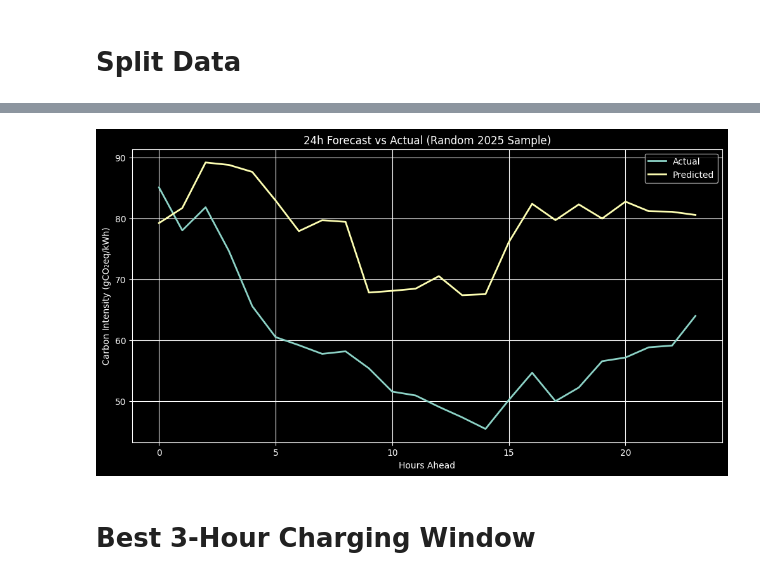
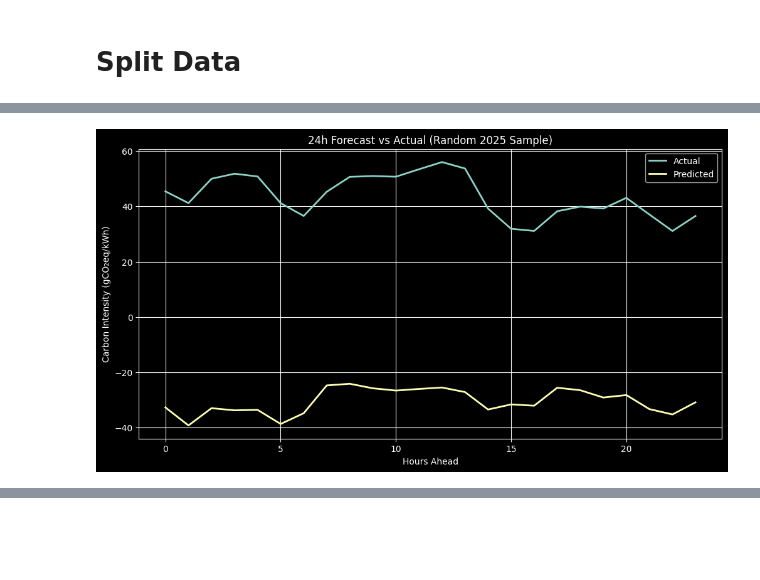
Before and after one commit to The-European-Avengers/MAJJ-ADL-eris, a Jupyter notebook: ml/sarima.ipynb, the cells around one changed output, grey strips where cells are left out. Saved outputs shown, nothing was run; the diff lists cells and outputs as text; code cells hidden in the pictures; blank space fills up the shorter version.

Commit message:
Added SARIMA & TCN model

```diff
--- a/ml/sarima.ipynb
+++ b/ml/sarima.ipynb
@@ -264,14 +246,0 @@ TFLite model saved: carbon_model.tflite
-# %%
-params = {
-    "window_size": WINDOW_SIZE,
-    "forecast_horizon": FORECAST_HORIZON,
-    "learning_rate": LEARNING_RATE,
-    "epochs": EPOCHS,
-    "batch_size": BATCH_SIZE,
-    "features": FEATURES
-}
-
-with open("model_params.json", "w") as f:
-    json.dump(params, f, indent=4)
-
-print("Training complete.")
@@ -282,33 +320,30 @@ Training complete.
 # %%
-# Pick random test sample
-idx = np.random.randint(0, len(x_test))
+num_sequences = len(test_forecast) // FORECAST_HORIZON
+pred_reshaped = test_forecast.values[:num_sequences * FORECAST_HORIZON].reshape(-1, FORECAST_HORIZON)
+true_reshaped = y_test.values[:num_sequences * FORECAST_HORIZON].reshape(-1, FORECAST_HORIZON)
 
-input_sample = x_test[idx:idx+1]
-true_future_scaled = y_test[idx]
+# Pick random sample
+idx = np.random.randint(0, len(pred_reshaped))
 
-# Predict
-pred_scaled = model.predict(input_sample)[0]
-
-# Inverse scale
-true_future = target_scaler.inverse_transform(
-    true_future_scaled.reshape(-1, 1)
-).flatten()
-
-pred_future = target_scaler.inverse_transform(
-    pred_scaled.reshape(-1, 1)
-).flatten()
+true_future = true_reshaped[idx]
+pred_future = pred_reshaped[idx]
 
 # Plot
 plt.figure(figsize=(12, 6))
 hours = np.arange(FORECAST_HORIZON)
 
 plt.plot(hours, true_future, label="Actual", linewidth=2)
 plt.plot(hours, pred_future, label="Predicted", linewidth=2)
 
 plt.title("24h Forecast vs Actual (Random 2025 Sample)")
 plt.xlabel("Hours Ahead")
 plt.ylabel("Carbon Intensity (gCO₂eq/kWh)")
 plt.legend()
 plt.grid(True)
 plt.show()
+
+# Also show MAE for this specific sample
+sample_mae = mean_absolute_error(true_future, pred_future)
+print(f"MAE for this random sample: {sample_mae:.2f} gCO₂eq/kWh")
 # %% [output]
+[figure, new version]
@@ -316,3 +350,0 @@ plt.show()
-[figure, old version]
-# %% [markdown]
-# Best 3-Hour Charging Window
```
Also changed, not shown: parts of 35 cells of this notebook, 2 other files.
